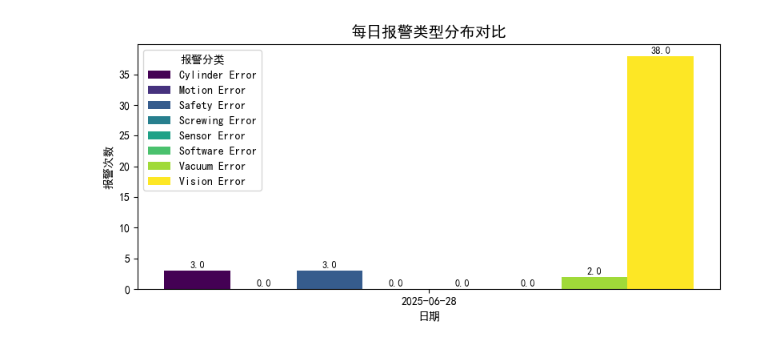
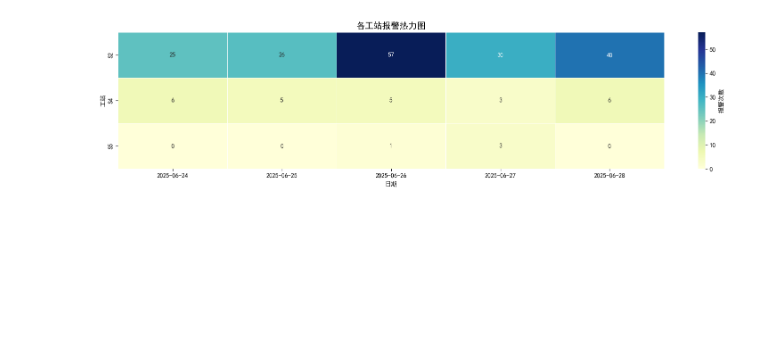
Before and after one commit to Xiaomut/apple, a Jupyter notebook: notebooks/warnlog.ipynb, the cells around one changed output. Cells and saved outputs as stored; diff of their text form; code cells hidden in the pictures; blank space fills up the shorter version.

Commit message:
add warnlog

```diff
--- a/notebooks/warnlog.ipynb
+++ b/notebooks/warnlog.ipynb
@@ -44,9 +46,9 @@ warn_df
 # %%
 warn_df['开始时间'] = pd.to_datetime(warn_df['开始时间'])
 warn_df['日期'] = warn_df['开始时间'].dt.date
-warn_df.to_csv("../files/warnlog.csv", index=False)
+warn_df_use = warn_df[(warn_df['日期'] > pd.to_datetime('2025-06-23').date()) & (warn_df['持续时间'] < 20000)]
+# warn_df.to_csv("../files/warnlog.csv", index=False)
 # %%
-
 # 报警统计函数
 def generate_alarm_stats(df: pd.DataFrame):
     # 按日期和报警分类统计
@@ -72,8 +74,8 @@ def generate_alarm_stats(df: pd.DataFrame):
 
     return alarm_stats, date_stats, station_stats
 
-alarm_stats, date_stats, station_stats = generate_alarm_stats(warn_df)
+alarm_stats, date_stats, station_stats = generate_alarm_stats(warn_df_use)
 # %%
 # 整理日期列表（确保排序）
-dates = sorted(df['日期'].unique())
+dates = sorted(warn_df_use['日期'].unique())
 # %%
@@ -118,31 +114,18 @@ plt.show()
 # %%
-# 图表2: 报警类型分布对比（每日）
-plt.figure(figsize=(8, 4), dpi=100)
-plt.title('每日报警类型分布对比', fontsize=14)
+# 图表3: 工站报警热力图
+plt.figure(figsize=(16, 4), dpi=100)
+plt.title('各工站报警热力图', fontsize=14)
 
-# 准备数据透视表
-pivot_df = alarm_stats.pivot(index='日期', columns='报警分类', values='报警次数').fillna(0).loc[dates]
+# 准备工站数据
+station_pivot = station_stats.pivot_table(index='工站', columns='日期', values='工站报警次数', fill_value=0).loc[:, dates]
 
-# 绘制分组柱状图
-x = np.arange(len(dates))
-width = 0.2  # 每组柱状图宽度
-
-colors = plt.get_cmap('viridis')(np.linspace(0, 1, len(pivot_df.columns)))
-
-for i, category in enumerate(pivot_df.columns):
-    positions = x + i * width
-    plt.bar(positions, pivot_df[category], width, label=category, color=colors[i])
-    # 添加数据标签
-    for j, value in enumerate(pivot_df[category]):
-        plt.text(positions[j], value + 0.1, f"{value}", ha='center', va='bottom', fontsize=9)
-
-plt.xticks(x + (len(pivot_df.columns)-1)/2 * width, dates)
+# 绘制热力图
+sns.heatmap(station_pivot, annot=True, fmt='.0f', cmap="YlGnBu", linewidths=0.5, cbar_kws={'label': '报警次数'})
 plt.xlabel('日期')
-plt.ylabel('报警次数')
-plt.legend(title='报警分类')
+plt.ylabel('工站')
 
 plt.tight_layout()
-# plt.savefig('Alarm_Type_Distribution.png', dpi=300)
+# plt.savefig('Station_Alarm_Heatmap.png', dpi=300)
 plt.show()
 # %% [output]
-[figure, old version]
+[figure, new version]
```
Also changed, not shown: parts of 6 cells of this notebook, 1 other file.
